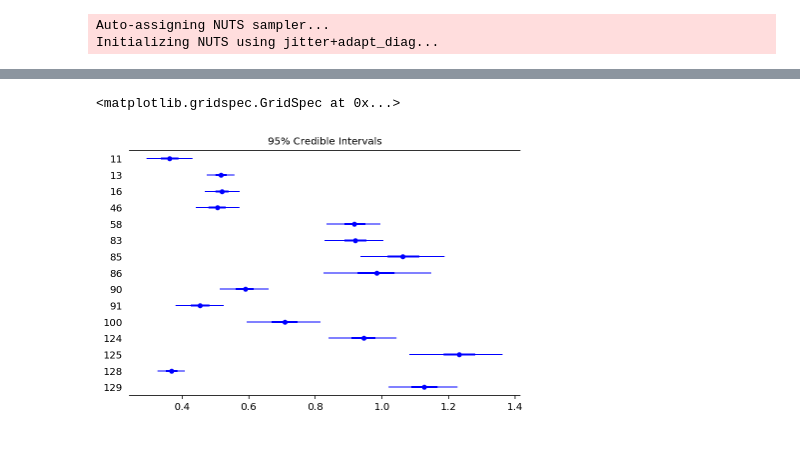
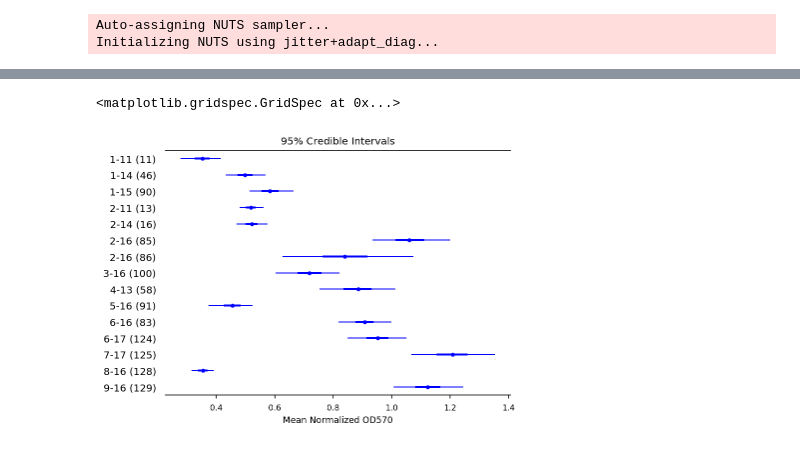
Before and after one commit to afcarl/mia-stats, a Jupyter notebook: biofilm/20180201-analysis.ipynb, the cells around one changed output, grey strips where cells are left out. Drawn from its saved outputs; the diff is of its cells as text; code cells hidden in the pictures.

Commit message:
remade figure with appropriate legends and archived for Zenodo release

```diff
--- a/biofilm/20180201-analysis.ipynb
+++ b/biofilm/20180201-analysis.ipynb
@@ -5,7 +5,9 @@ import pymc3 as pm
 from datetime import datetime, date
 import janitor as jn
 import humanize
+import seaborn as sns
 
+sns.set_context('paper')
 %load_ext autoreload
 %autoreload 2
 %matplotlib inline
@@ -17,23 +16,28 @@ The autoreload extension is already loaded. To reload it, use:
 # Data Cleaning
 # %%
 data = pd.read_csv('biofilm_2018_all.csv')
-
+# data.columns
 # Standard Janitor routines.
 data = (jn.DataFrame(data)
         .clean_names()
         .remove_empty()
-        .rename_column('is_contaminated?', 'is_contaminated')
-        .fill_empty('is_contaminated', 0))
+        .rename_column('is_contaminated_', 'is_contaminated')
+        .fill_empty('is_contaminated', 0)
+       )
+data.columns
 data = data[data['is_contaminated'] == 0]
 # Add a date column.
 data['date'] = pd.to_datetime(data[['year', 'month', 'day']])
 data['date_humanized'] = data['date'].apply(lambda x: humanize.naturaldate(x))
+data['Date'] = data['date_humanized']
 
 # Get 3 columns of coded categoricals for ease of use with PyMC3.
+data['isolate_macaque'] = [f'{m} ({i})' for i, m in zip(data.isolate, data.macaque_id)]
 data['date_coded'] = pd.Categorical(data['date']).codes
 data['isolate_coded'] = pd.Categorical(data['isolate']).codes
+data['isolate_macaque_coded'] = pd.Categorical(data['isolate_macaque']).codes
 data['st_coded'] = pd.Categorical(data['st']).codes
-
+data['macaque'] = data['macaque_id'].str.split('-').str[0]
 # View a sample of columns
 data.shape
 # %% [output]
@@ -66,14 +82,11 @@ sorted(set(data['date']))
  Timestamp('2018-03-09 00:00:00')]
 # %%
 with pm.Model() as all_model:
-    data['isolate_coded'] = pd.Categorical(data['isolate']).codes
-    shape = len(set(data['isolate_coded']))
-    print(shape)
-    mu_all = pm.Normal('mu_all', mu=0, sd=100, shape=(shape,))
-    sd_all = pm.HalfCauchy('sd_all', beta=1, shape=(shape,))
+    shape = len(set(data['isolate_macaque_coded']))
+
+    BoundNormal = pm.Bound(pm.Normal, lower=0)
+    mu_all = BoundNormal('mu_all', mu=0, sd=100, shape=(shape,))[data['isolate_macaque_coded']]
+    sd_all = pm.HalfCauchy('sd_all', beta=1, shape=(shape,))[data['isolate_macaque_coded']]
     nu = pm.Exponential('nu', lam=0.5)
 
-    mu = mu_all[data['isolate_coded']]
-    sd = sd_all[data['isolate_coded']]
-
-    like = pm.StudentT('like', mu=mu, sd=sd, nu=nu, observed=data['normalized_od570'])
+    like = pm.StudentT('like', mu=mu_all, sd=sd_all, nu=nu, observed=data['normalized_od570'])
@@ -93,5 +110,8 @@ Initializing NUTS using jitter+adapt_diag...
 # %%
-pm.forestplot(trace, varnames=['mu_all'], ylabels=[str(i) for i in sorted(set(data['isolate']))])
+pm.forestplot(all_trace,
+              varnames=['mu_all'],
+              ylabels=[str(i) for i in sorted(set(data['isolate_macaque']))],
+              xtitle='Mean Normalized OD570')
 # %% [output]
 <matplotlib.gridspec.GridSpec at 0x...>
-[figure, old version]
+[figure, new version]
```
Also changed, not shown: parts of 39 cells of this notebook, 3 other files.
